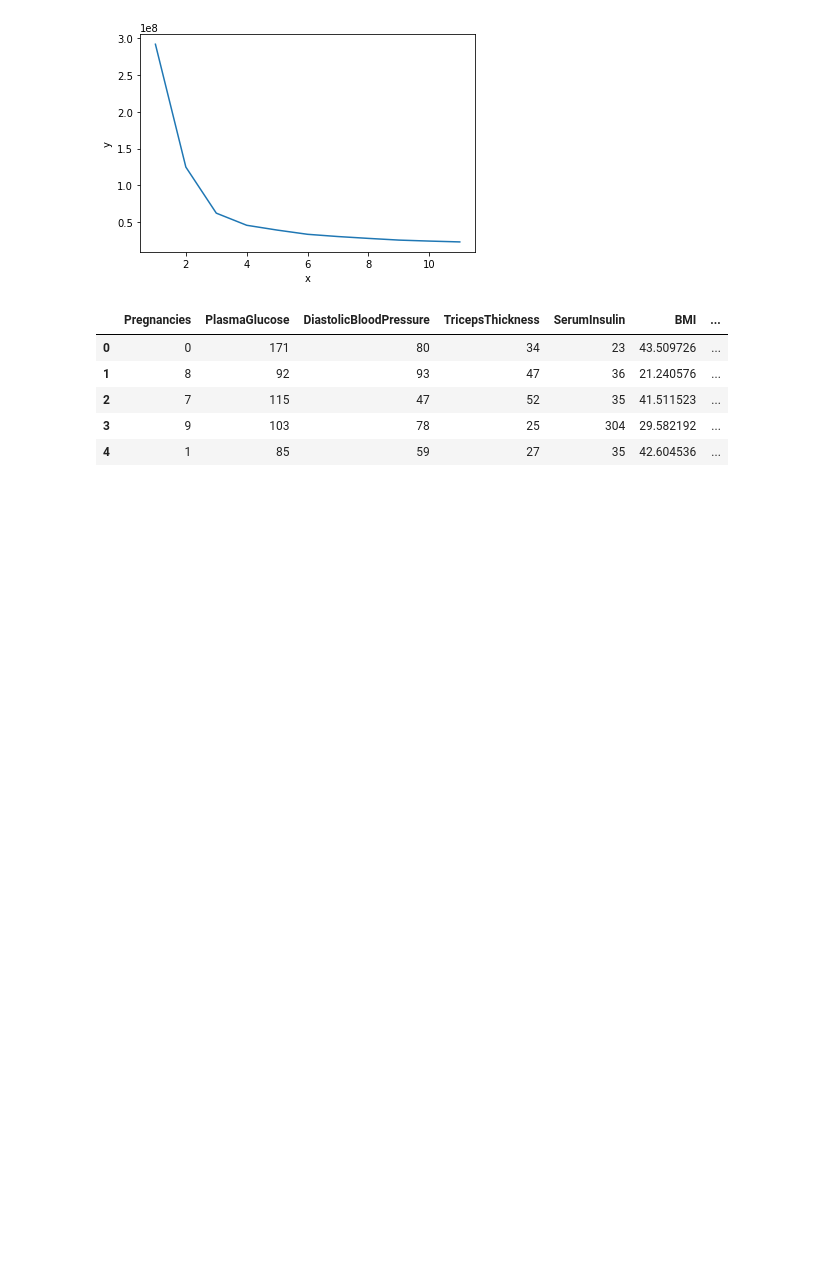
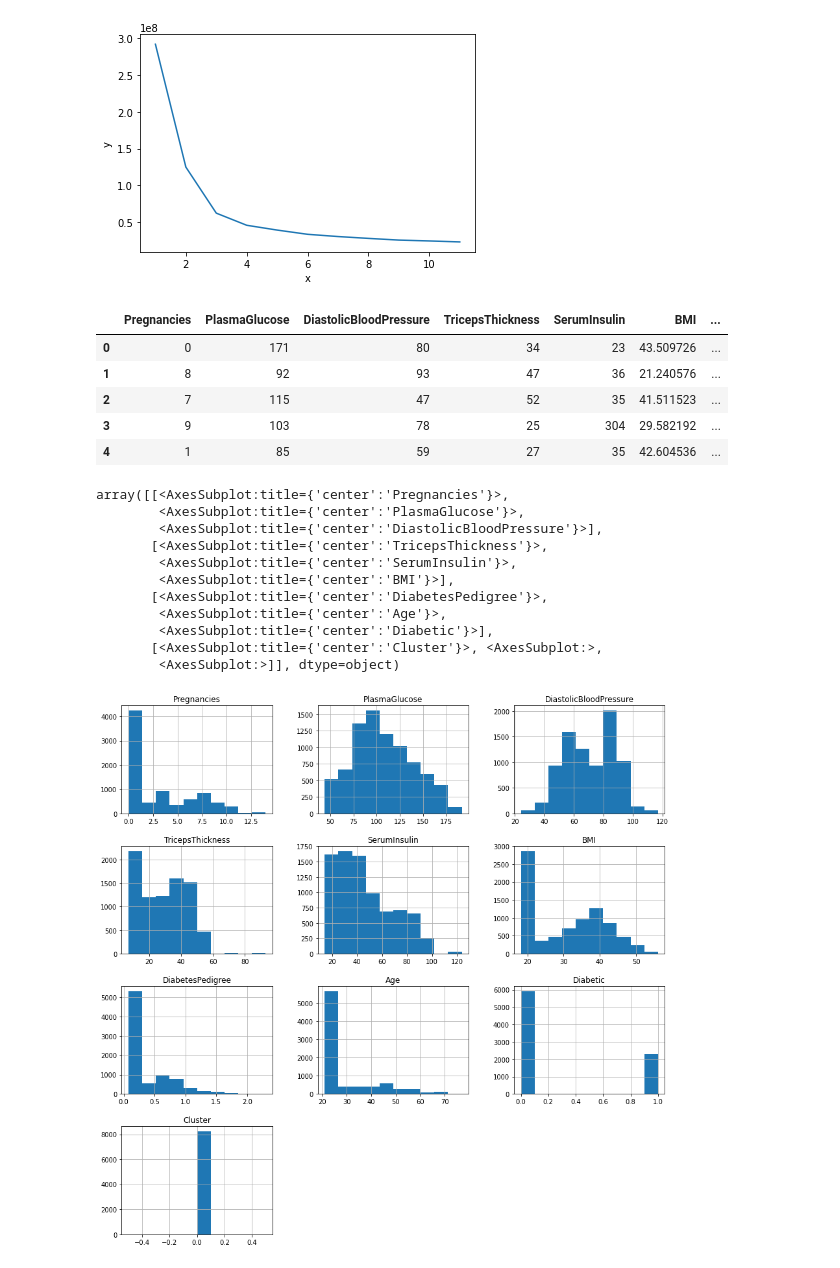
Before and after one commit to Artem123456789/diabetic-clustering, a Jupyter notebook: main.ipynb, the cells around one changed output. Saved outputs shown, nothing was run; the diff lists cells and outputs as text; code cells hidden in the pictures; blank space fills up the shorter version.

```diff
--- a/main.ipynb
+++ b/main.ipynb
@@ -143,8 +142,8 @@ sns.lineplot(data=pd.DataFrame({"x": clusters_range, "y": inertias}), x="x", y="
 [figure]
 # %%
 kmeans = KMeans(n_clusters=3).fit(df)
-labels = kmeans.labels_
-results_df = pd.concat([df, pd.Series(labels, name="Cluster")], axis=1)
+clusters = kmeans.labels_
+results_df = pd.concat([df, pd.Series(clusters, name="Cluster")], axis=1)
 # %%
 results_df.head()
 # %% [output]
@@ -154,3 +153,18 @@ results_df.head()
 | 2 | 7 | 115 | 47 | 52 | 35 | 41.511523 | ... |
 | 3 | 9 | 103 | 78 | 25 | 304 | 29.582192 | ... |
 | 4 | 1 | 85 | 59 | 27 | 35 | 42.604536 | ... |
+# %%
+results_df[results_df["Cluster"] == 0].hist(figsize=(15,15))
+# %% [output]
+array([[<AxesSubplot:title={'center':'Pregnancies'}>,
+        <AxesSubplot:title={'center':'PlasmaGlucose'}>,
+        <AxesSubplot:title={'center':'DiastolicBloodPressure'}>],
+       [<AxesSubplot:title={'center':'TricepsThickness'}>,
+        <AxesSubplot:title={'center':'SerumInsulin'}>,
+        <AxesSubplot:title={'center':'BMI'}>],
+       [<AxesSubplot:title={'center':'DiabetesPedigree'}>,
+        <AxesSubplot:title={'center':'Age'}>,
+        <AxesSubplot:title={'center':'Diabetic'}>],
+       [<AxesSubplot:title={'center':'Cluster'}>, <AxesSubplot:>,
+        <AxesSubplot:>]], dtype=object)
+[figure, added]
```
Also changed, not shown: parts of 3 cells of this notebook.
